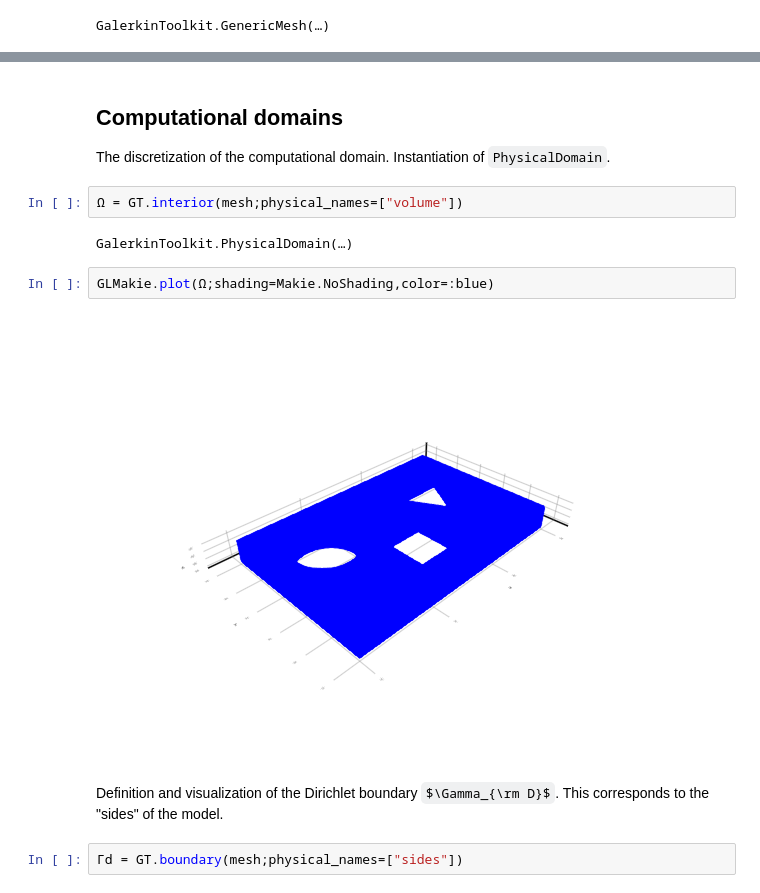
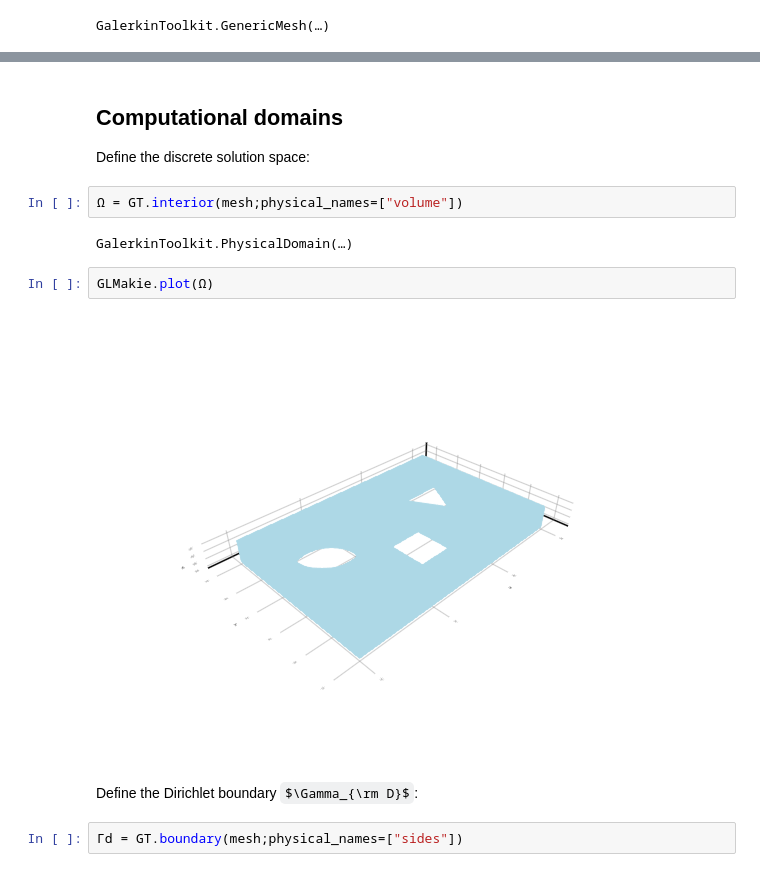
Before and after one commit to GalerkinToolkit/GalerkinToolkit.jl, a Jupyter notebook: notebooks/t001_poisson.ipynb, the cells around one changed output, grey strips where cells are left out. Saved outputs shown, nothing was run; the diff lists cells and outputs as text; some formulas as TeX source.

```diff
--- a/notebooks/t001_poisson.ipynb
+++ b/notebooks/t001_poisson.ipynb
@@ -151,17 +78,17 @@ Dict{String, Vector{Int32}} with 6 entries:
-# %% [markdown]
-## Computational domains
-
-The discretization of the computational domain. Instantiation of `PhysicalDomain`.
+# %% [markdown]
+## Computational domains
+
+Define the discrete solution space:
 # %%
 Ω = GT.interior(mesh;physical_names=["volume"])
 # %% [output]
 GalerkinToolkit.PhysicalDomain(…)
 # %%
-GLMakie.plot(Ω;shading=Makie.NoShading,color=:blue)
+GLMakie.plot(Ω)
 # %% [output]
-[figure, old version]
+[figure, new version]
 # %% [markdown]
-Definition and visualization of the Dirichlet boundary $\Gamma_{\rm D}$. This corresponds to the "sides" of the model.
+Define the Dirichlet boundary $\Gamma_{\rm D}$:
 # %%
 Γd = GT.boundary(mesh;physical_names=["sides"])
 # %% [output]
```
Also changed, not shown: parts of 48 cells of this notebook.
